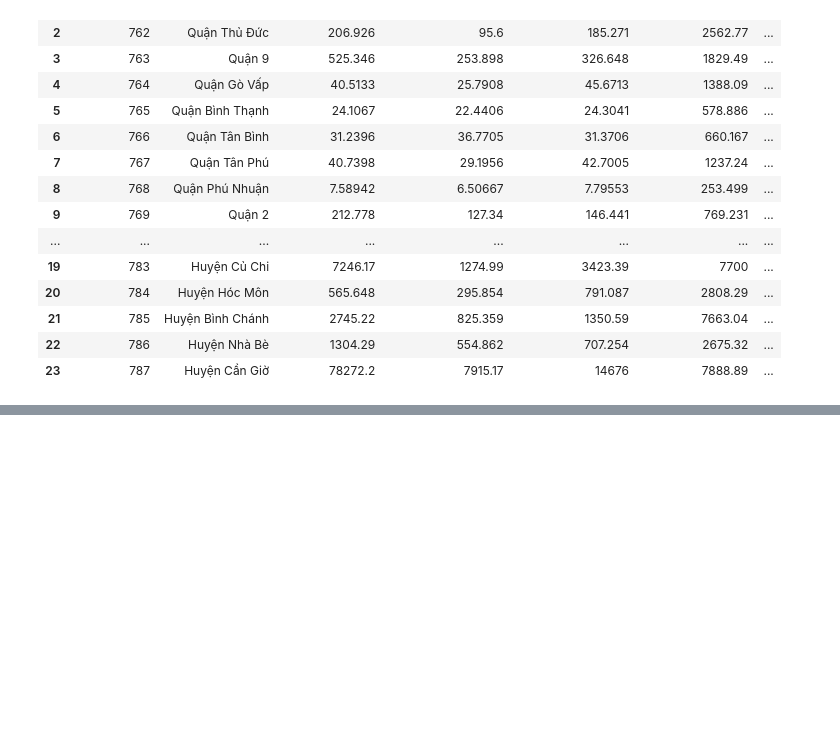
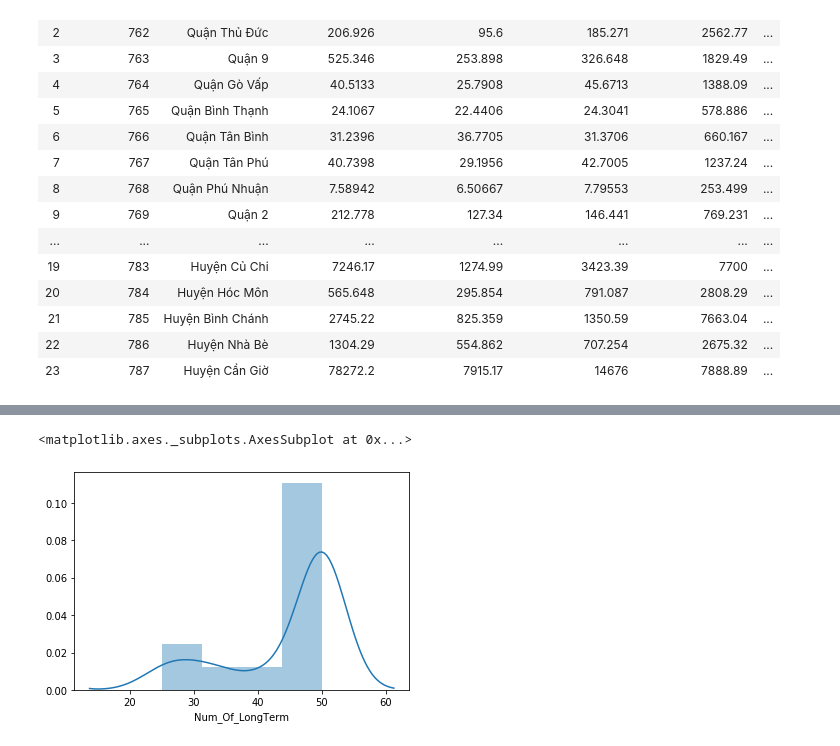
Before and after one commit to giahuy9751990/Coursera_Capstone, a Jupyter notebook: Coursera Week 1 Capstone.ipynb, the cells around one changed output, grey strips where cells are left out. Saved outputs shown, nothing was run; the diff lists cells and outputs as text; code cells hidden in the pictures; blank space fills up the shorter version.

```diff
--- a/Coursera Week 1 Capstone.ipynb
+++ b/Coursera Week 1 Capstone.ipynb
@@ -733,0 +802,5 @@ array([3, 0, 0, 3, 3, 3, 3, 3, 3, 3, 3, 3, 3, 3, 3, 3, 3, 0, 3, 2, 0, 2,
+# %%
+sns.distplot(after_cluster_wards[after_cluster_wards['k_cluster']==2]['Num_Of_LongTerm'])
+# %% [output]
+<matplotlib.axes._subplots.AxesSubplot at 0x...>
+[figure, added]
```
Also changed, not shown: parts of 24 cells of this notebook.
